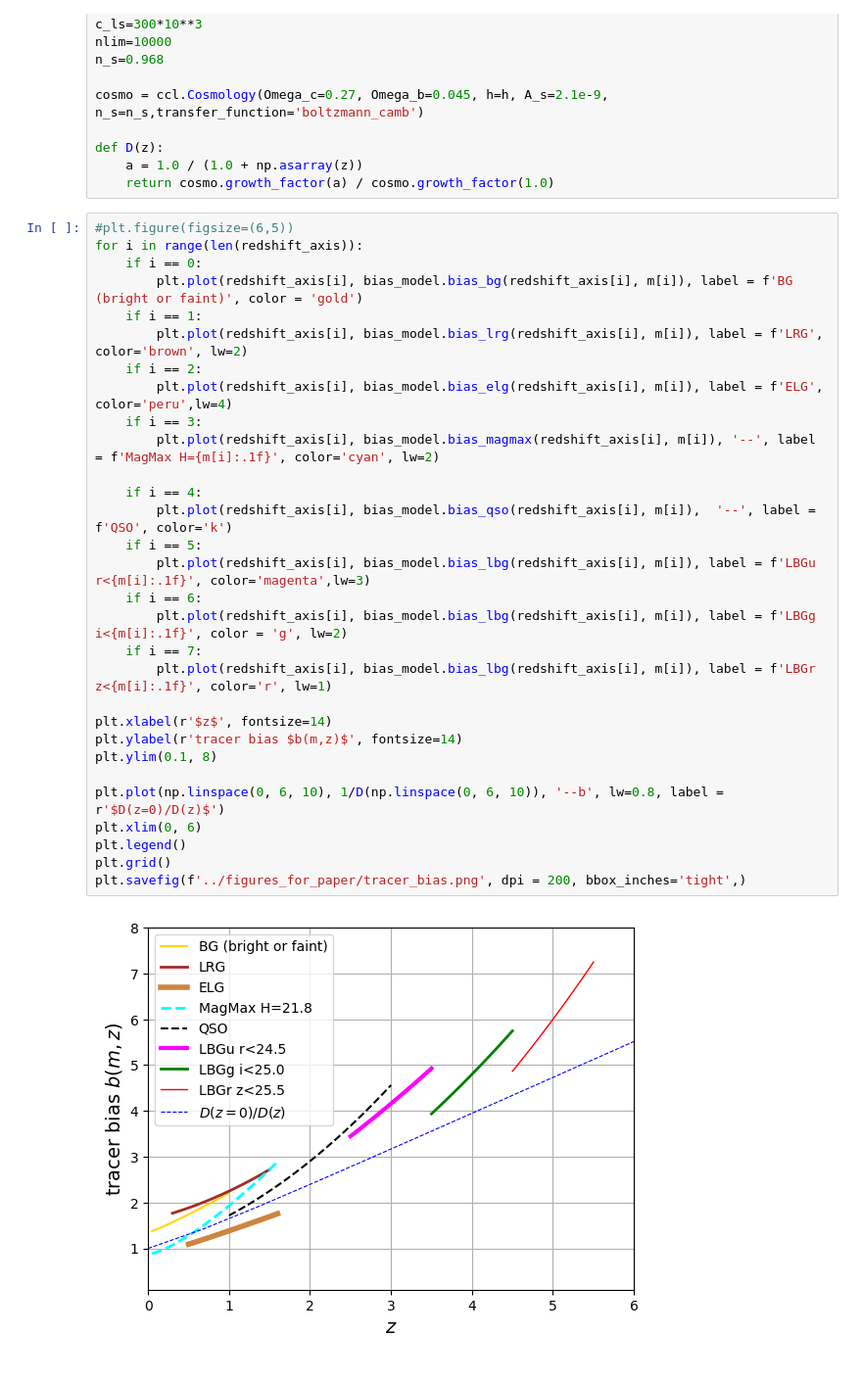
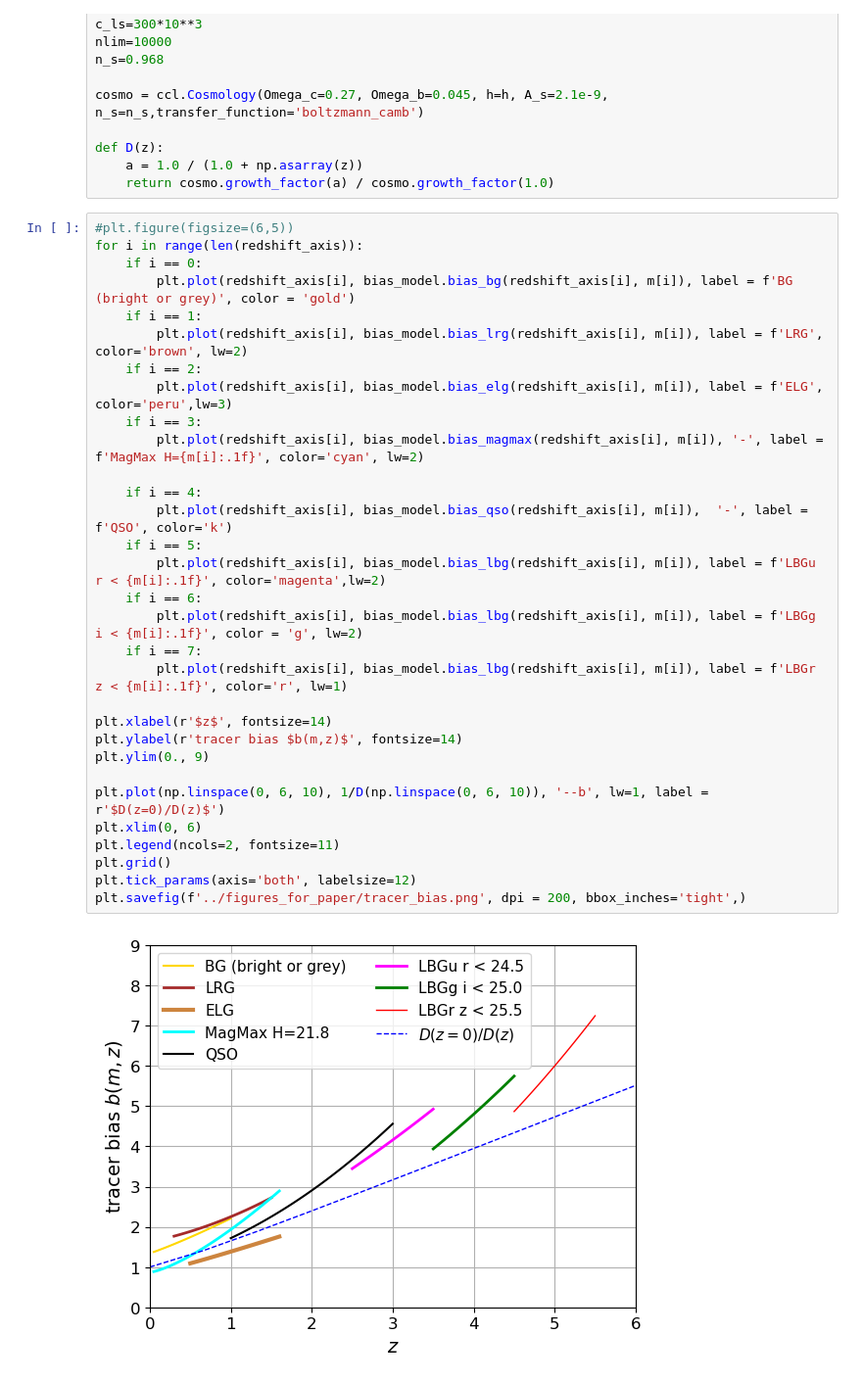
Before and after one commit to WST-Cosmology/WP221_Target_selection, a Jupyter notebook: forecasts/plot_tracer_bias.ipynb, the cells around one changed output. Shown at 98% size. Cells and saved outputs as stored; diff of their text form.

```diff
--- a/forecasts/plot_tracer_bias.ipynb
+++ b/forecasts/plot_tracer_bias.ipynb
@@ -49,32 +49,33 @@ def D(z):
 # %%
 #plt.figure(figsize=(6,5))
 for i in range(len(redshift_axis)):
     if i == 0:
-        plt.plot(redshift_axis[i], bias_model.bias_bg(redshift_axis[i], m[i]), label = f'BG (bright or faint)', color = 'gold')
+        plt.plot(redshift_axis[i], bias_model.bias_bg(redshift_axis[i], m[i]), label = f'BG (bright or grey)', color = 'gold')
     if i == 1:
         plt.plot(redshift_axis[i], bias_model.bias_lrg(redshift_axis[i], m[i]), label = f'LRG', color='brown', lw=2)
     if i == 2:
-        plt.plot(redshift_axis[i], bias_model.bias_elg(redshift_axis[i], m[i]), label = f'ELG', color='peru',lw=4)
+        plt.plot(redshift_axis[i], bias_model.bias_elg(redshift_axis[i], m[i]), label = f'ELG', color='peru',lw=3)
     if i == 3:
-        plt.plot(redshift_axis[i], bias_model.bias_magmax(redshift_axis[i], m[i]), '--', label = f'MagMax H={m[i]:.1f}', color='cyan', lw=2)
+        plt.plot(redshift_axis[i], bias_model.bias_magmax(redshift_axis[i], m[i]), '-', label = f'MagMax H={m[i]:.1f}', color='cyan', lw=2)
 
     if i == 4:
-        plt.plot(redshift_axis[i], bias_model.bias_qso(redshift_axis[i], m[i]),  '--', label = f'QSO', color='k')
+        plt.plot(redshift_axis[i], bias_model.bias_qso(redshift_axis[i], m[i]),  '-', label = f'QSO', color='k')
     if i == 5:
-        plt.plot(redshift_axis[i], bias_model.bias_lbg(redshift_axis[i], m[i]), label = f'LBGu r<{m[i]:.1f}', color='magenta',lw=3)
+        plt.plot(redshift_axis[i], bias_model.bias_lbg(redshift_axis[i], m[i]), label = f'LBGu r < {m[i]:.1f}', color='magenta',lw=2)
     if i == 6:
-        plt.plot(redshift_axis[i], bias_model.bias_lbg(redshift_axis[i], m[i]), label = f'LBGg i<{m[i]:.1f}', color = 'g', lw=2)
+        plt.plot(redshift_axis[i], bias_model.bias_lbg(redshift_axis[i], m[i]), label = f'LBGg i < {m[i]:.1f}', color = 'g', lw=2)
     if i == 7:
-        plt.plot(redshift_axis[i], bias_model.bias_lbg(redshift_axis[i], m[i]), label = f'LBGr z<{m[i]:.1f}', color='r', lw=1)
+        plt.plot(redshift_axis[i], bias_model.bias_lbg(redshift_axis[i], m[i]), label = f'LBGr z < {m[i]:.1f}', color='r', lw=1)
 
 plt.xlabel(r'$z$', fontsize=14)
 plt.ylabel(r'tracer bias $b(m,z)$', fontsize=14)
-plt.ylim(0.1, 8)
+plt.ylim(0., 9)
 
-plt.plot(np.linspace(0, 6, 10), 1/D(np.linspace(0, 6, 10)), '--b', lw=0.8, label = r'$D(z=0)/D(z)$')
+plt.plot(np.linspace(0, 6, 10), 1/D(np.linspace(0, 6, 10)), '--b', lw=1, label = r'$D(z=0)/D(z)$')
 plt.xlim(0, 6)
-plt.legend()
+plt.legend(ncols=2, fontsize=11)
 plt.grid()
+plt.tick_params(axis='both', labelsize=12)
 plt.savefig(f'../figures_for_paper/tracer_bias.png', dpi = 200, bbox_inches='tight',)
 # %% [output]
-[figure, old version]
+[figure, new version]
```
Also changed, not shown: 51 other files.
